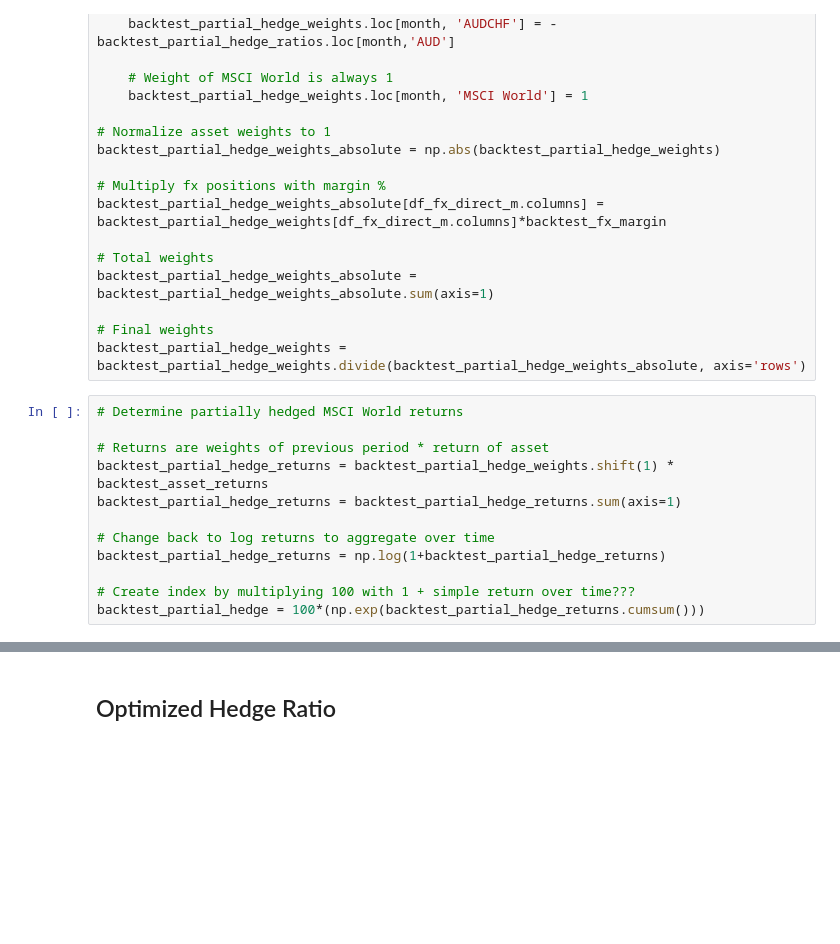
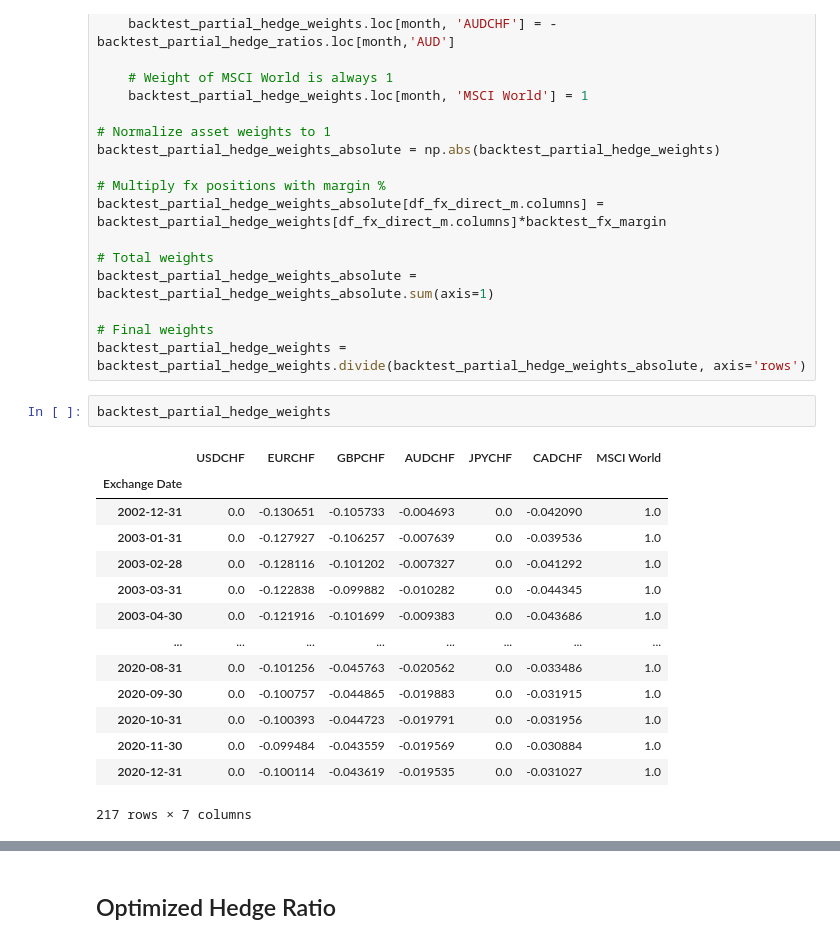
Before and after one commit to Tobias-Mann/Practicioners-Seminar-Notebook, a Jupyter notebook: Notebook.ipynb, the cells around one changed output, grey strips where cells are left out. Saved outputs shown, nothing was run; the diff lists cells and outputs as text; blank space fills up the shorter version.

```diff
--- a/Notebook.ipynb
+++ b/Notebook.ipynb
@@ -440,15 +440,20 @@ backtest_partial_hedge_weights_absolute = backtest_partial_hedge_weights_absolut
 
 # Final weights
 backtest_partial_hedge_weights = backtest_partial_hedge_weights.divide(backtest_partial_hedge_weights_absolute, axis='rows')
-# %%
-# Determine partially hedged MSCI World returns
-
-# Returns are weights of previous period * return of asset
-backtest_partial_hedge_returns = backtest_partial_hedge_weights.shift(1) * backtest_asset_returns
-backtest_partial_hedge_returns = backtest_partial_hedge_returns.sum(axis=1)
-
-# Change back to log returns to aggregate over time
-backtest_partial_hedge_returns = np.log(1+backtest_partial_hedge_returns)
-
-# Create index by multiplying 100 with 1 + simple return over time???
-backtest_partial_hedge = 100*(np.exp(backtest_partial_hedge_returns.cumsum()))
+# %%
+backtest_partial_hedge_weights
+# %% [output]
+|  | USDCHF | EURCHF | GBPCHF | AUDCHF | JPYCHF | CADCHF | MSCI World |
+| Exchange Date |  |  |  |  |  |  |  |
+| 2002-12-31 | 0.0 | -0.130651 | -0.105733 | -0.004693 | 0.0 | -0.042090 | 1.0 |
+| 2003-01-31 | 0.0 | -0.127927 | -0.106257 | -0.007639 | 0.0 | -0.039536 | 1.0 |
+| 2003-02-28 | 0.0 | -0.128116 | -0.101202 | -0.007327 | 0.0 | -0.041292 | 1.0 |
+| 2003-03-31 | 0.0 | -0.122838 | -0.099882 | -0.010282 | 0.0 | -0.044345 | 1.0 |
+| 2003-04-30 | 0.0 | -0.121916 | -0.101699 | -0.009383 | 0.0 | -0.043686 | 1.0 |
+| ... | ... | ... | ... | ... | ... | ... | ... |
+| 2020-08-31 | 0.0 | -0.101256 | -0.045763 | -0.020562 | 0.0 | -0.033486 | 1.0 |
+| 2020-09-30 | 0.0 | -0.100757 | -0.044865 | -0.019883 | 0.0 | -0.031915 | 1.0 |
+| 2020-10-31 | 0.0 | -0.100393 | -0.044723 | -0.019791 | 0.0 | -0.031956 | 1.0 |
+| 2020-11-30 | 0.0 | -0.099484 | -0.043559 | -0.019569 | 0.0 | -0.030884 | 1.0 |
+| 2020-12-31 | 0.0 | -0.100114 | -0.043619 | -0.019535 | 0.0 | -0.031027 | 1.0 |
+217 rows × 7 columns
```
Also changed, not shown: parts of 6 cells of this notebook.
